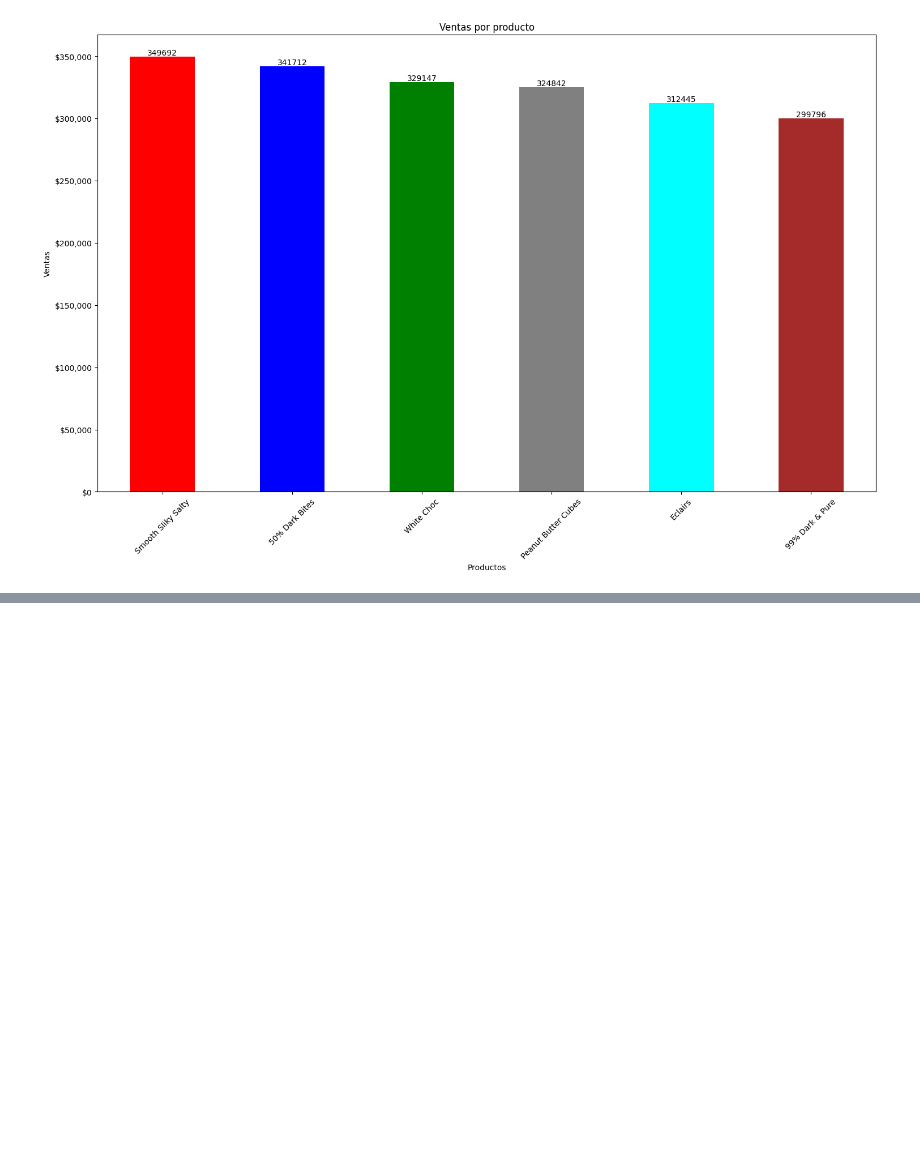
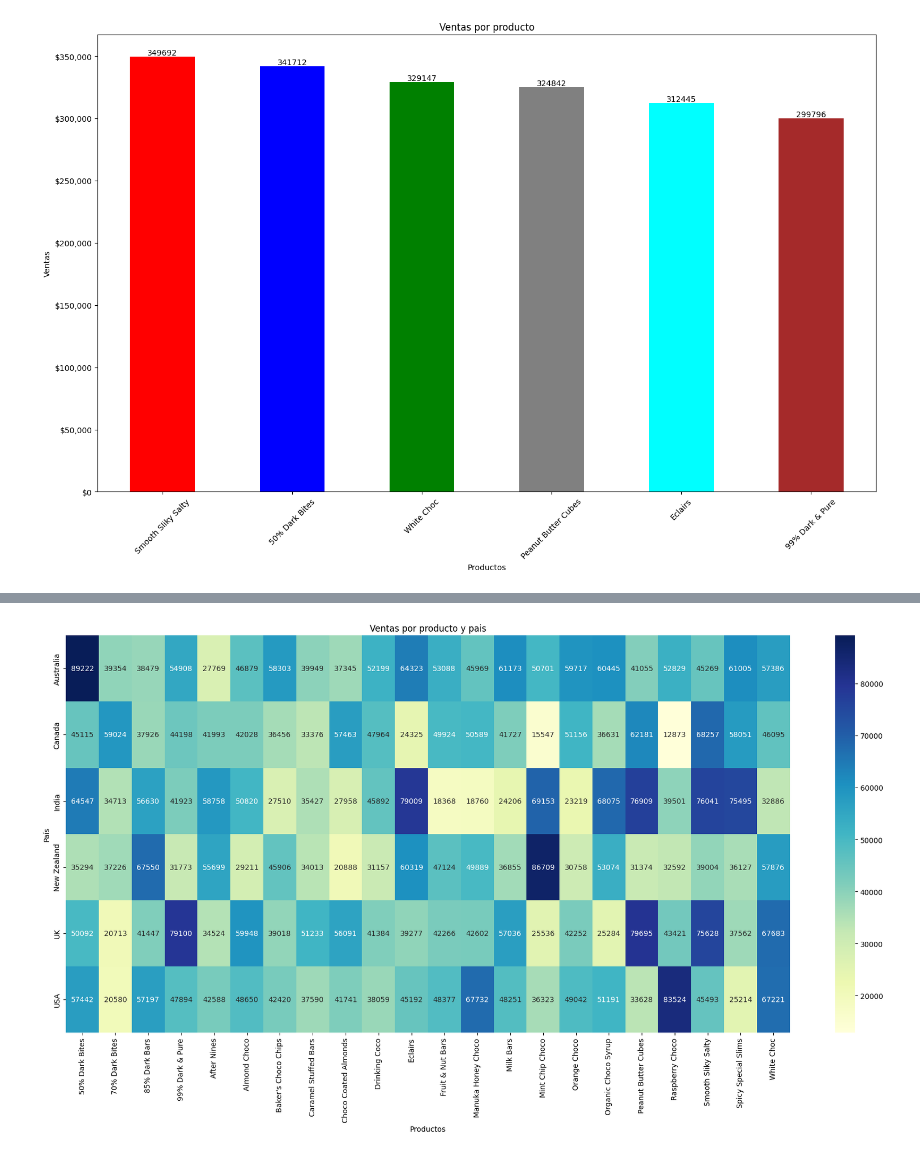
Before and after one commit to Liberato-Mayk/Analisis-chocolate, a Jupyter notebook: analisis-chocolate.ipynb, the cells around one changed output, grey strips where cells are left out. Drawn from its saved outputs; the diff is of its cells as text; code cells hidden in the pictures; blank space fills up the shorter version.

```diff
--- a/analisis-chocolate.ipynb
+++ b/analisis-chocolate.ipynb
@@ -209,0 +284,4 @@ plt.show()
+# %%
+# ventas por producto y pais
+producto_por_pais = pd.pivot_table(data, values="Monto", index="Pais", columns="Productos", aggfunc="sum", fill_value=0)
+producto_por_pais
@@ -209,0 +298,14 @@ plt.show()
+# %%
+#¿Qué producto generó más dinero en cada país?
+import seaborn as sns
+plt.figure(figsize=(18, 10))
+
+sns.heatmap(producto_por_pais, annot=True, fmt=".0f", cmap="YlGnBu")
+
+plt.title("Ventas por producto y pais")
+plt.xlabel("Productos")
+plt.ylabel("País")
+plt.tight_layout()
+plt.show()
+# %% [output]
+[figure, added]
```
Also changed, not shown: parts of 5 cells of this notebook.
